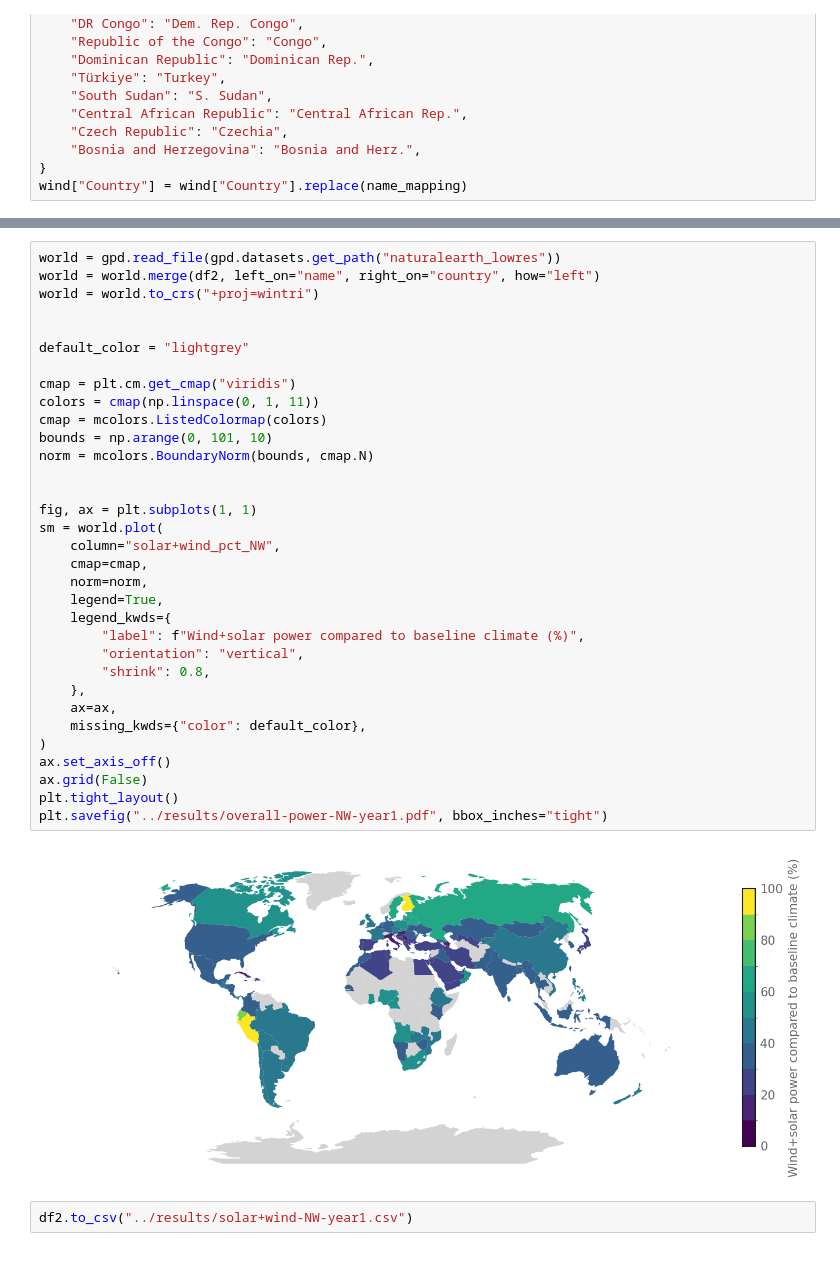
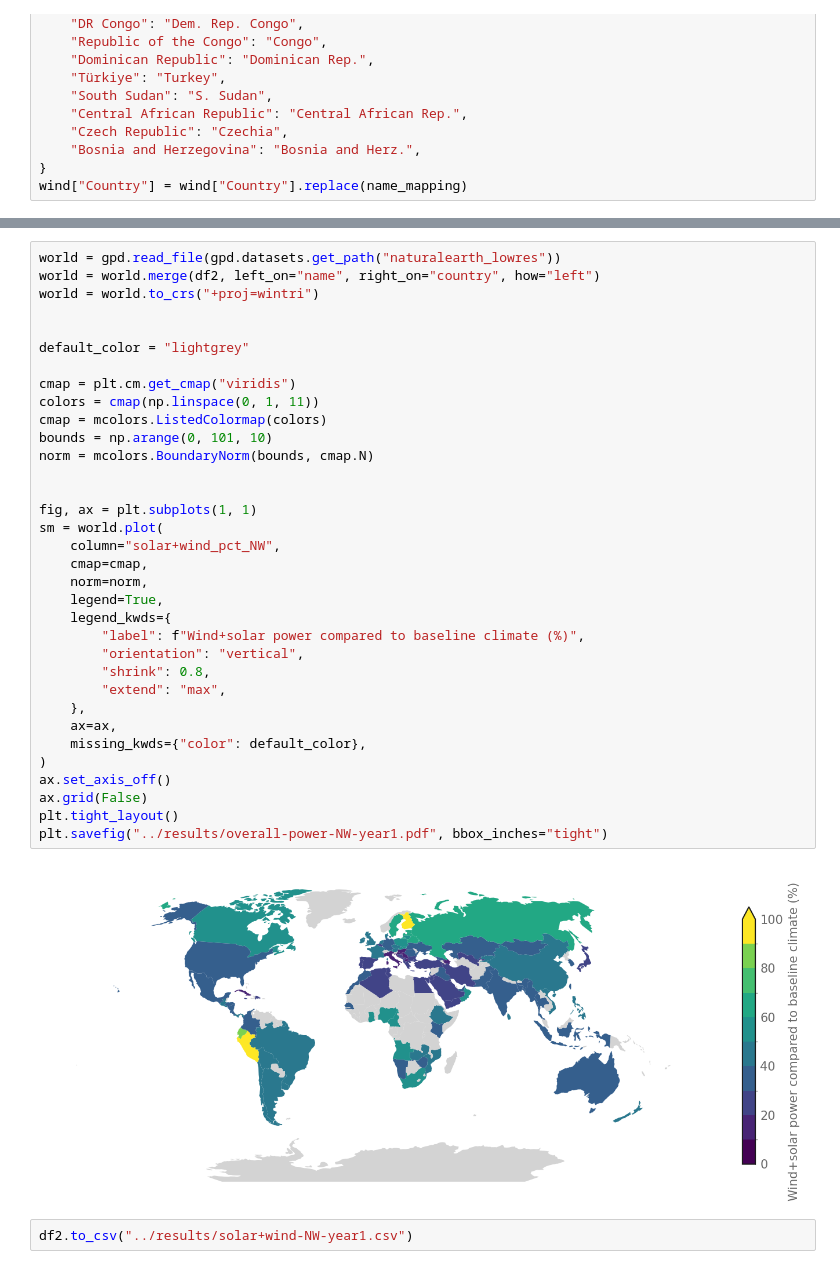
Before and after one commit to allfed/Renewables-Nuclear-Winter, a Jupyter notebook: scripts/Maps-2050.ipynb, the cells around one changed output, grey strips where cells are left out. Saved outputs shown, nothing was run; the diff lists cells and outputs as text.

```diff
--- a/scripts/Maps-2050.ipynb
+++ b/scripts/Maps-2050.ipynb
@@ -206,34 +212,35 @@ world = world.to_crs("+proj=wintri")
 
 
 default_color = "lightgrey"
 
 cmap = plt.cm.get_cmap("viridis")
 colors = cmap(np.linspace(0, 1, 11))
 cmap = mcolors.ListedColormap(colors)
 bounds = np.arange(0, 101, 10)
 norm = mcolors.BoundaryNorm(bounds, cmap.N)
 
 
 fig, ax = plt.subplots(1, 1)
 sm = world.plot(
     column="solar+wind_pct_NW",
     cmap=cmap,
     norm=norm,
     legend=True,
     legend_kwds={
         "label": f"Wind+solar power compared to baseline climate (%)",
         "orientation": "vertical",
         "shrink": 0.8,
+        "extend": "max",
     },
     ax=ax,
     missing_kwds={"color": default_color},
 )
 ax.set_axis_off()
 ax.grid(False)
 plt.tight_layout()
 plt.savefig("../results/overall-power-NW-year1.pdf", bbox_inches="tight")
 # %% [output]
-[figure, old version]
+[figure, new version]
 # %%
 df2.to_csv("../results/solar+wind-NW-year1.csv")
 # %%
```
Also changed, not shown: parts of 3 cells of this notebook, 4 other files.
